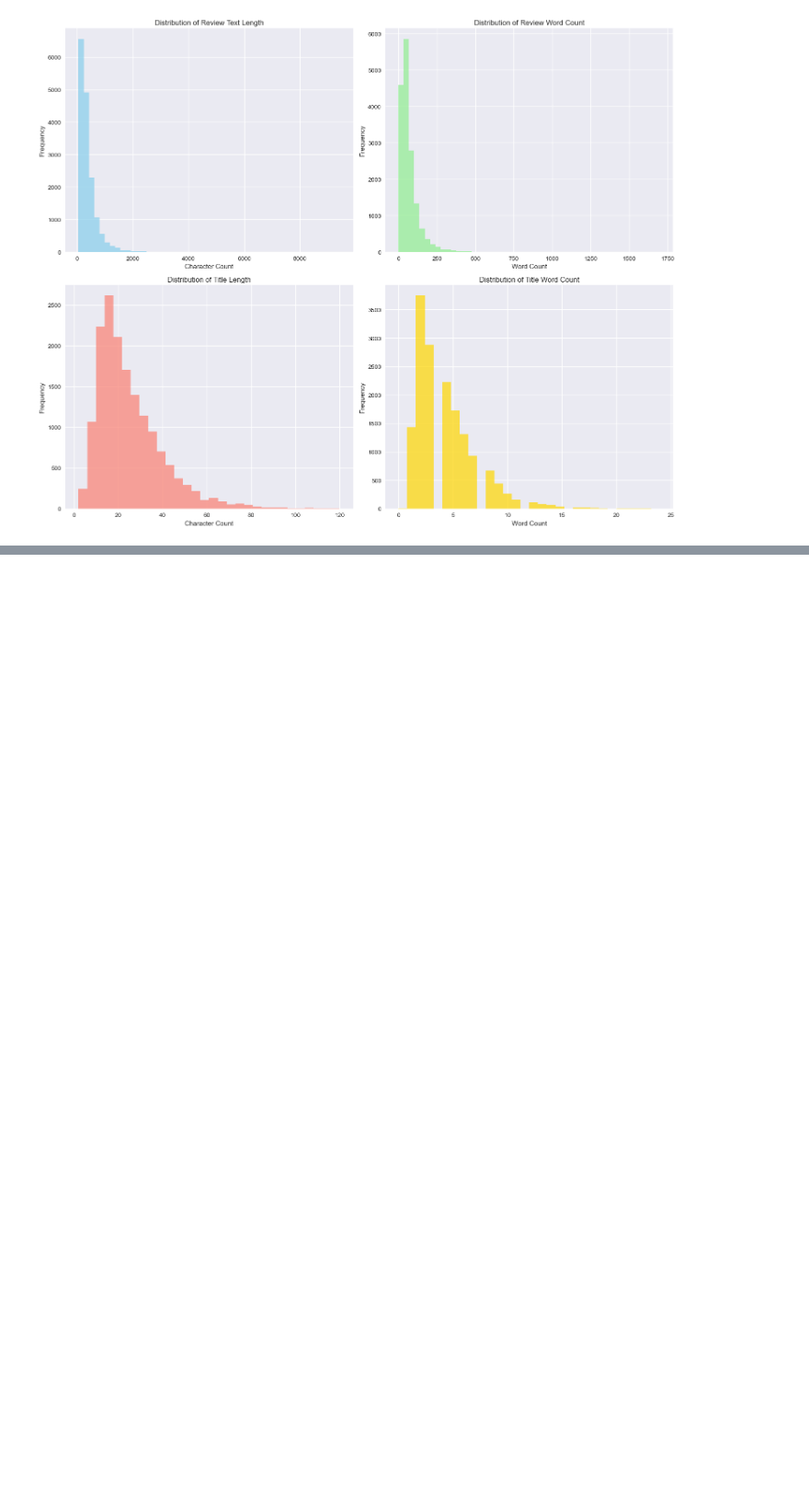
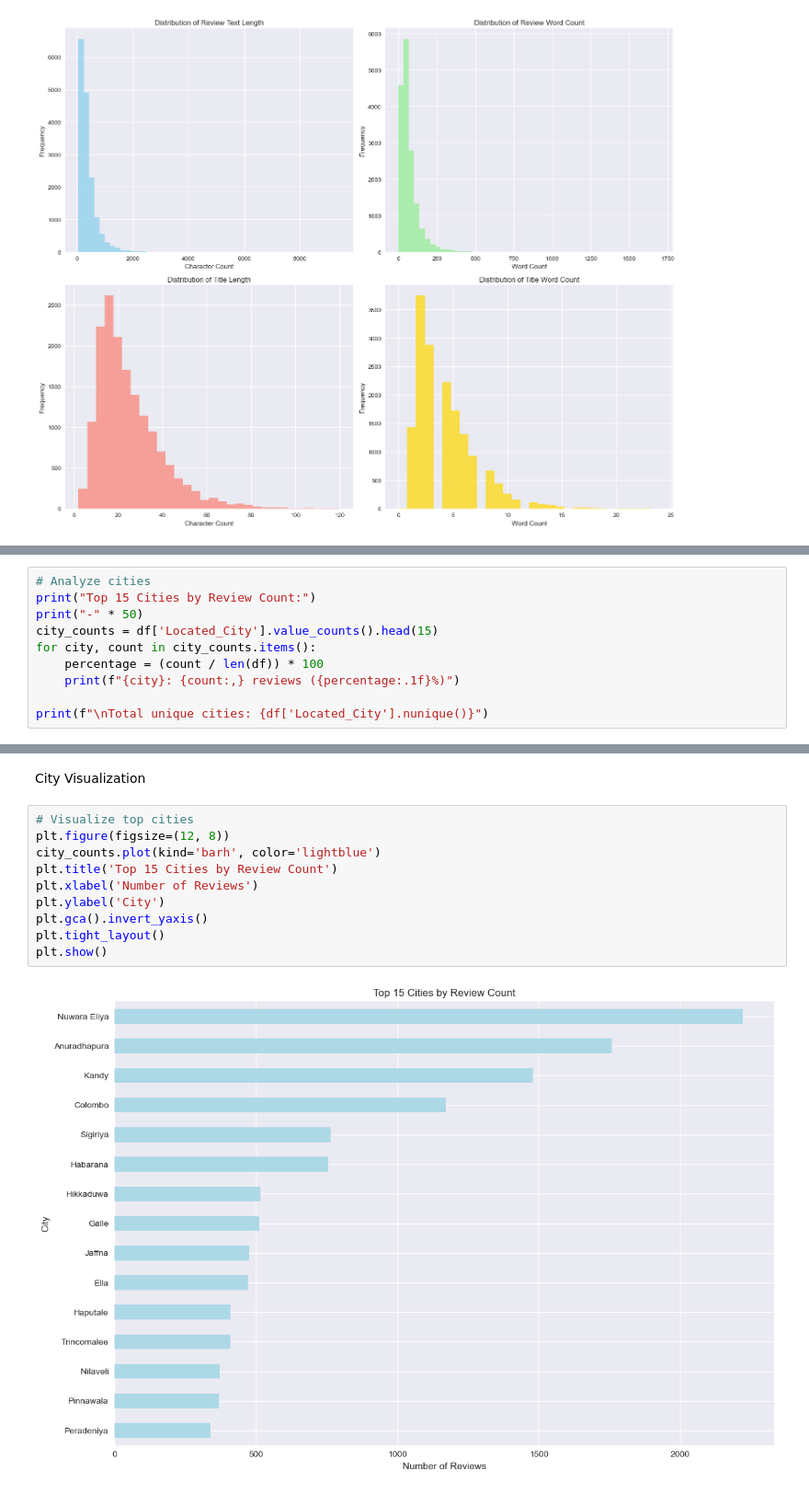
Before and after one commit to j2damax/explainable-tourism-nlp, a Jupyter notebook: notebooks/01_eda.ipynb, the cells around one changed output, grey strips where cells are left out. Shown at 92% size. Drawn from its saved outputs; the diff is of its cells as text; blank space fills up the shorter version.

```diff
--- a/notebooks/01_eda.ipynb
+++ b/notebooks/01_eda.ipynb
@@ -160,0 +252,10 @@ plt.show()
+# %%
+# Analyze cities
+print("Top 15 Cities by Review Count:")
+print("-" * 50)
+city_counts = df['Located_City'].value_counts().head(15)
+for city, count in city_counts.items():
+    percentage = (count / len(df)) * 100
+    print(f"{city}: {count:,} reviews ({percentage:.1f}%)")
+
+print(f"\nTotal unique cities: {df['Located_City'].nunique()}")
@@ -160,0 +282,14 @@ plt.show()
+# %% [markdown]
+City Visualization
+# %%
+# Visualize top cities
+plt.figure(figsize=(12, 8))
+city_counts.plot(kind='barh', color='lightblue')
+plt.title('Top 15 Cities by Review Count')
+plt.xlabel('Number of Reviews')
+plt.ylabel('City')
+plt.gca().invert_yaxis()
+plt.tight_layout()
+plt.show()
+# %% [output]
+[figure, added]
```
Also changed, not shown: parts of 26 cells of this notebook, 5 other files.
